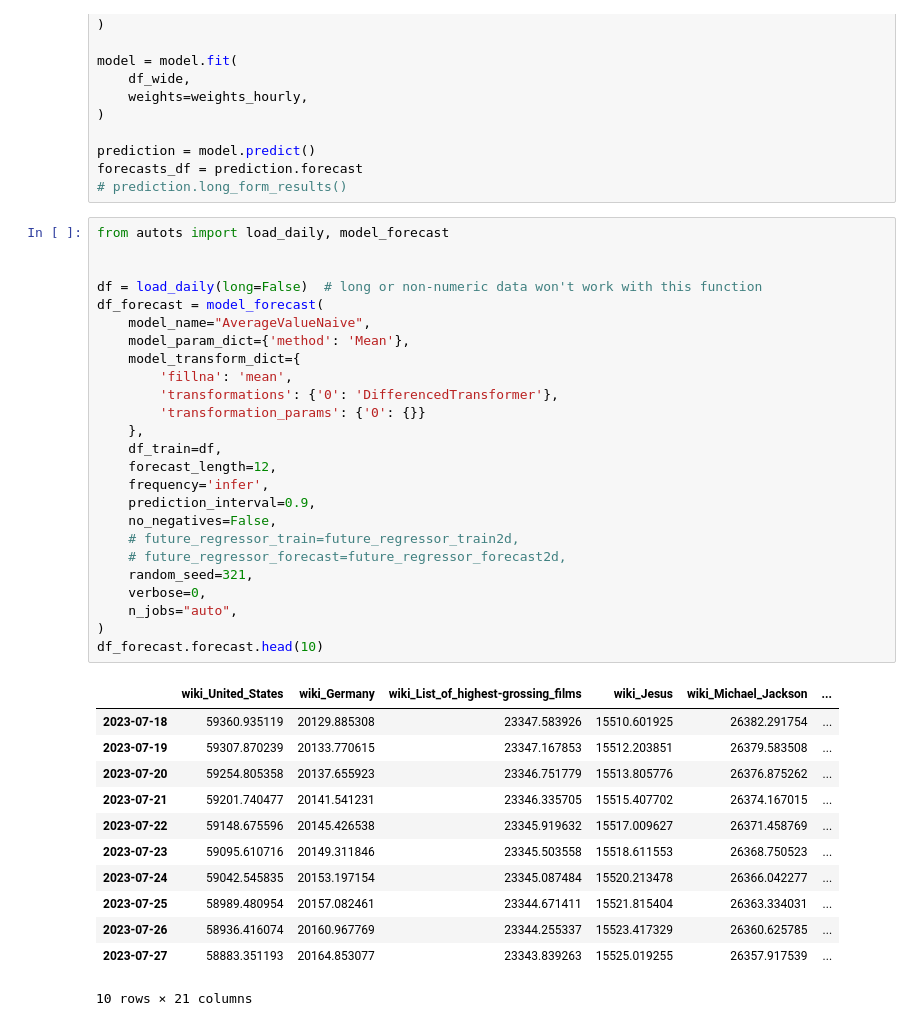
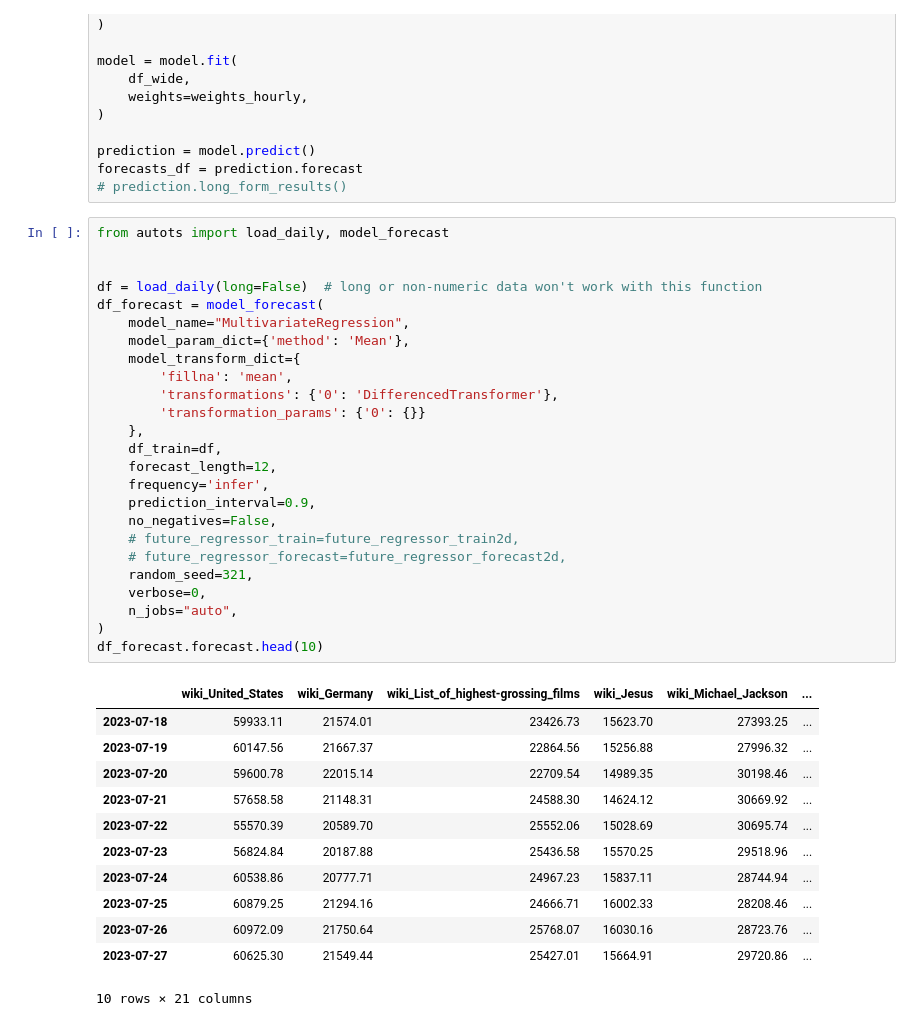
Before and after one commit to jhivandebenoit/Ensemble-Forecasting, a Jupyter notebook: MultiVariate.ipynb, the cells around one changed output. Cells and saved outputs as stored; diff of their text form.

```diff
--- a/MultiVariate.ipynb
+++ b/MultiVariate.ipynb
@@ -115,38 +231,38 @@ forecasts_df = prediction.forecast
 # %%
 from autots import load_daily, model_forecast
 
 
 df = load_daily(long=False)  # long or non-numeric data won't work with this function
 df_forecast = model_forecast(
-    model_name="AverageValueNaive",
+    model_name="MultivariateRegression",
     model_param_dict={'method': 'Mean'},
     model_transform_dict={
         'fillna': 'mean',
         'transformations': {'0': 'DifferencedTransformer'},
         'transformation_params': {'0': {}}
     },
     df_train=df,
     forecast_length=12,
     frequency='infer',
     prediction_interval=0.9,
     no_negatives=False,
     # future_regressor_train=future_regressor_train2d,
     # future_regressor_forecast=future_regressor_forecast2d,
     random_seed=321,
     verbose=0,
     n_jobs="auto",
 )
 df_forecast.forecast.head(10)
 # %% [output]
 |  | wiki_United_States | wiki_Germany | wiki_List_of_highest-grossing_films | wiki_Jesus | wiki_Michael_Jackson | ... |
-| 2023-07-18 | 59360.935119 | 20129.885308 | 23347.583926 | 15510.601925 | 26382.291754 | ... |
-| 2023-07-19 | 59307.870239 | 20133.770615 | 23347.167853 | 15512.203851 | 26379.583508 | ... |
-| 2023-07-20 | 59254.805358 | 20137.655923 | 23346.751779 | 15513.805776 | 26376.875262 | ... |
-| 2023-07-21 | 59201.740477 | 20141.541231 | 23346.335705 | 15515.407702 | 26374.167015 | ... |
-| 2023-07-22 | 59148.675596 | 20145.426538 | 23345.919632 | 15517.009627 | 26371.458769 | ... |
-| 2023-07-23 | 59095.610716 | 20149.311846 | 23345.503558 | 15518.611553 | 26368.750523 | ... |
-| 2023-07-24 | 59042.545835 | 20153.197154 | 23345.087484 | 15520.213478 | 26366.042277 | ... |
-| 2023-07-25 | 58989.480954 | 20157.082461 | 23344.671411 | 15521.815404 | 26363.334031 | ... |
-| 2023-07-26 | 58936.416074 | 20160.967769 | 23344.255337 | 15523.417329 | 26360.625785 | ... |
-| 2023-07-27 | 58883.351193 | 20164.853077 | 23343.839263 | 15525.019255 | 26357.917539 | ... |
+| 2023-07-18 | 59933.11 | 21574.01 | 23426.73 | 15623.70 | 27393.25 | ... |
+| 2023-07-19 | 60147.56 | 21667.37 | 22864.56 | 15256.88 | 27996.32 | ... |
+| 2023-07-20 | 59600.78 | 22015.14 | 22709.54 | 14989.35 | 30198.46 | ... |
+| 2023-07-21 | 57658.58 | 21148.31 | 24588.30 | 14624.12 | 30669.92 | ... |
+| 2023-07-22 | 55570.39 | 20589.70 | 25552.06 | 15028.69 | 30695.74 | ... |
+| 2023-07-23 | 56824.84 | 20187.88 | 25436.58 | 15570.25 | 29518.96 | ... |
+| 2023-07-24 | 60538.86 | 20777.71 | 24967.23 | 15837.11 | 28744.94 | ... |
+| 2023-07-25 | 60879.25 | 21294.16 | 24666.71 | 16002.33 | 28208.46 | ... |
+| 2023-07-26 | 60972.09 | 21750.64 | 25768.07 | 16030.16 | 28723.76 | ... |
+| 2023-07-27 | 60625.30 | 21549.44 | 25427.01 | 15664.91 | 29720.86 | ... |
 10 rows × 21 columns
```
Also changed, not shown: parts of 2 cells of this notebook, 2 other files.
